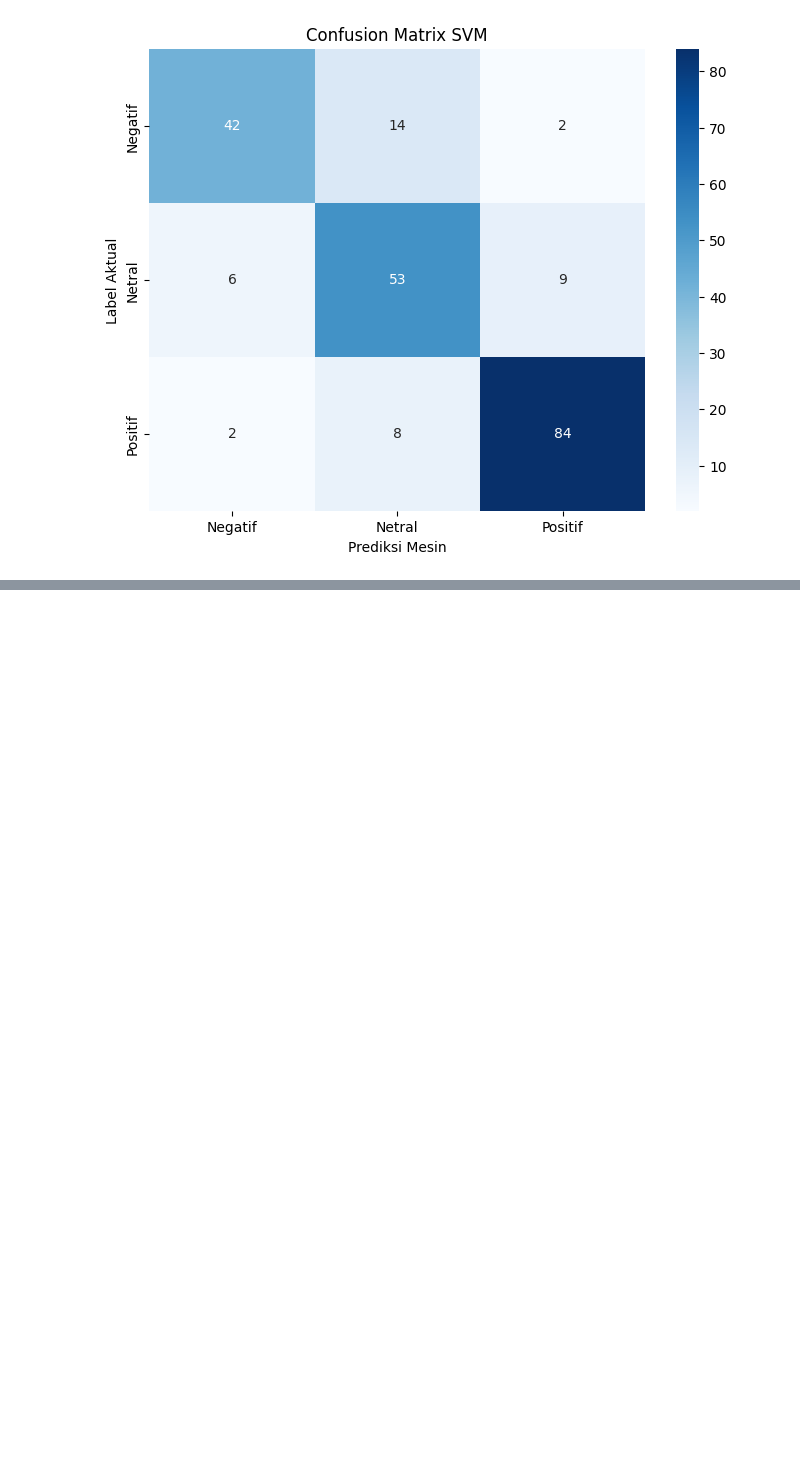
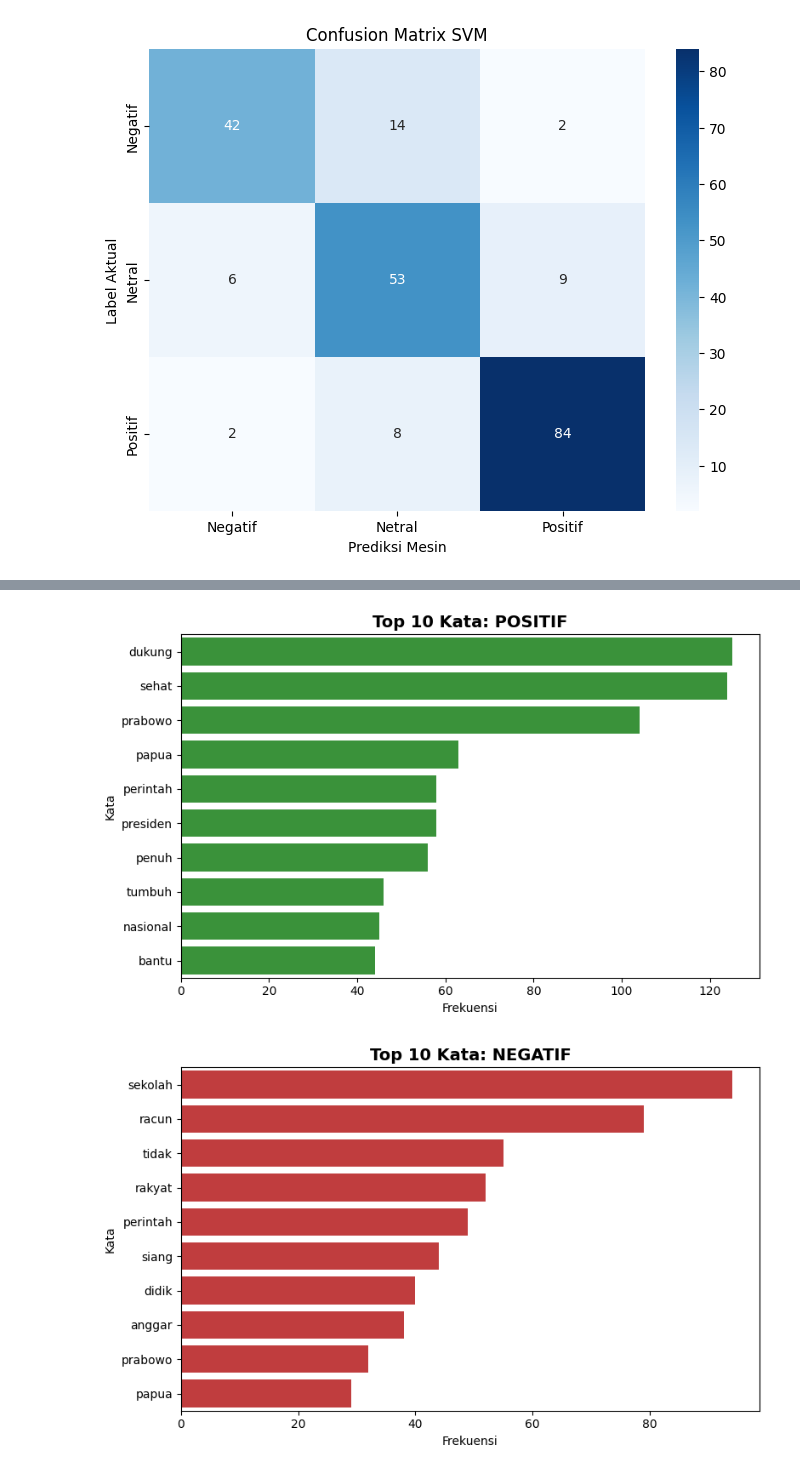
Before and after one commit to mfaruqi35/mbg-sentiment-analysis, a Jupyter notebook: mbg-sentiment-analysis.ipynb, the cells around one changed output, grey strips where cells are left out. Cells and saved outputs as stored; diff of their text form; code cells hidden in the pictures; blank space fills up the shorter version.

```diff
--- a/mbg-sentiment-analysis.ipynb
+++ b/mbg-sentiment-analysis.ipynb
@@ -531,0 +559,40 @@ weighted avg       0.82      0.81      0.81       220
+# %%
+import matplotlib.pyplot as plt
+import seaborn as sns
+from collections import Counter
+from wordcloud import WordCloud
+
+# DOMAIN STOPWORDS
+domain_stopwords = {'makan', 'gizi', 'gratis', 'program', 'mbg', 'indonesia', 'anak'}
+
+def hapus_domain_stopword(teks):
+    kata_kata = teks.split()
+    kata_bersih = [kata for kata in kata_kata if kata not in domain_stopwords]
+    return " ".join(kata_bersih)
+
+labels = ['positif', 'negatif', 'netral']
+colors_bar = ['#2ca02c', '#d62728', '#7f7f7f']
+colormaps_wc = ['Greens', 'Reds', 'Greys']
+
+
+for i, label in enumerate(labels):
+    combined_text = " ".join(df_final[df_final['label'] == label]['cleaned_text'])
+    combined_text_cleaned = hapus_domain_stopword(combined_text)
+
+    word_counts = Counter(combined_text_cleaned.split())
+
+    top_10 = word_counts.most_common(10)
+    kata = [w[0] for w in top_10]
+    frekuensi = [w[1] for w in top_10]
+
+    plt.figure(figsize=(8, 5))
+    sns.barplot(x=frekuensi, y=kata, color=colors_bar[i])
+    plt.title(f'Top 10 Kata: {label.upper()}', fontsize=14, fontweight='bold')
+    plt.xlabel('Frekuensi')
+    plt.ylabel('Kata')
+
+    plt.tight_layout()
+    plt.show()
+# %% [output]
+[figure, added]
+[figure, added]
```
Also changed, not shown: parts of 5 cells of this notebook.
